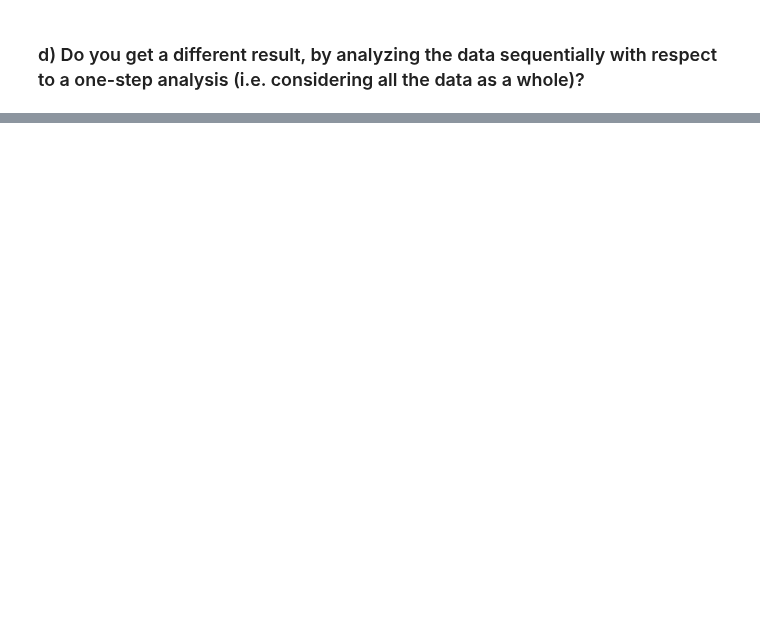
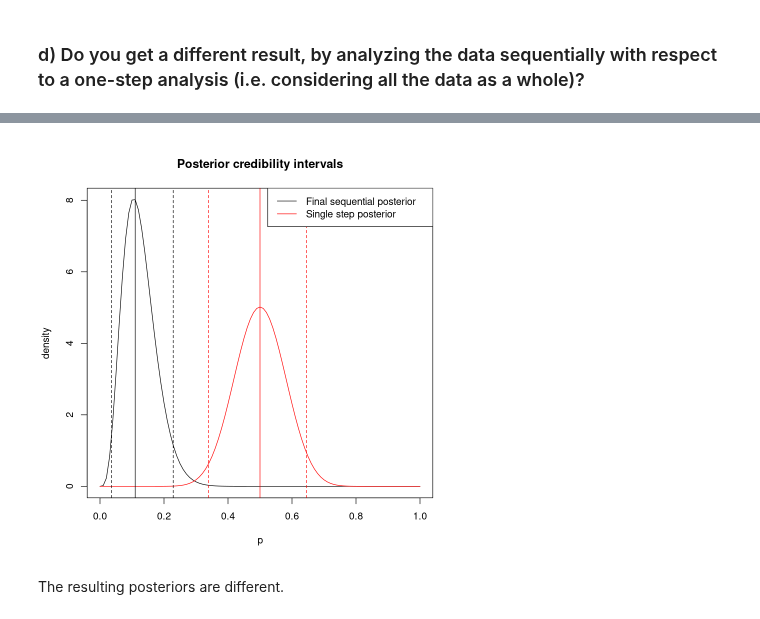
Before and after one commit to eigen-carmona/AdvStats, a Jupyter notebook: lab5/ex5.ipynb, the cells around one changed output, grey strips where cells are left out. Cells and saved outputs as stored; diff of their text form; code cells hidden in the pictures; blank space fills up the shorter version.

```diff
--- a/lab5/ex5.ipynb
+++ b/lab5/ex5.ipynb
@@ -261,0 +236,13 @@ UseMethod("rev")
+# %%
+seq_post <- prior
+seq_int <- find_ci(seq_post,0.95,0,1)
+
+plot(seq_post, main = 'Posterior credibility intervals', lty = 1, ylab ='density', xlab = 'p', col = 1)
+lines(x,beta_post(x), lty = 1, col =2)
+abline(v = seq_int, lty = c(2,2,1), col = 1)
+abline(v = beta_int, lty = c(2,2,1), col = 2)
+legend("topright",legend = c("Final sequential posterior","Single step posterior"), lty =1, col = c(1,2))
+# %% [output]
+[figure, added]
+# %% [markdown]
+The resulting posteriors are different.
```
Also changed, not shown: parts of 7 cells of this notebook.
